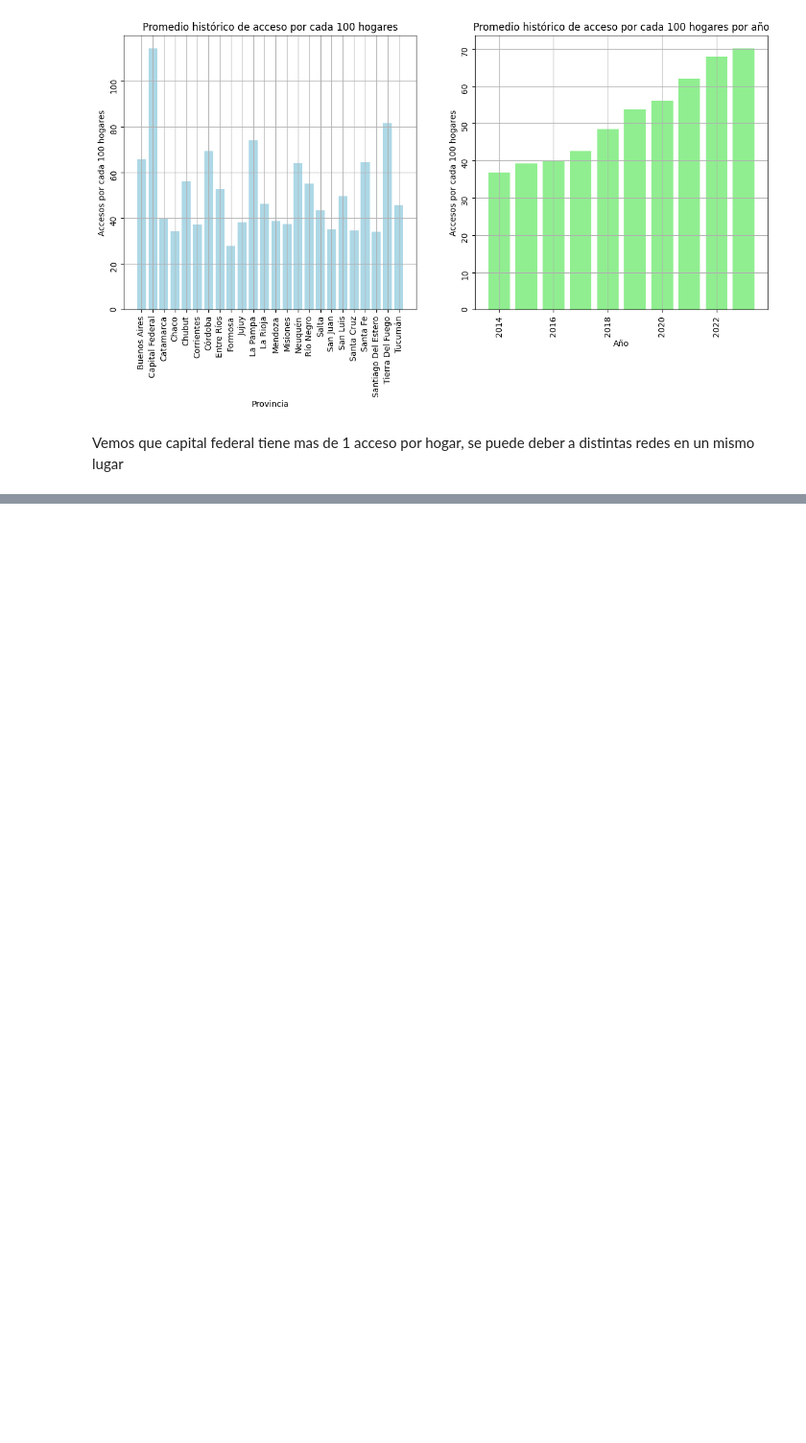
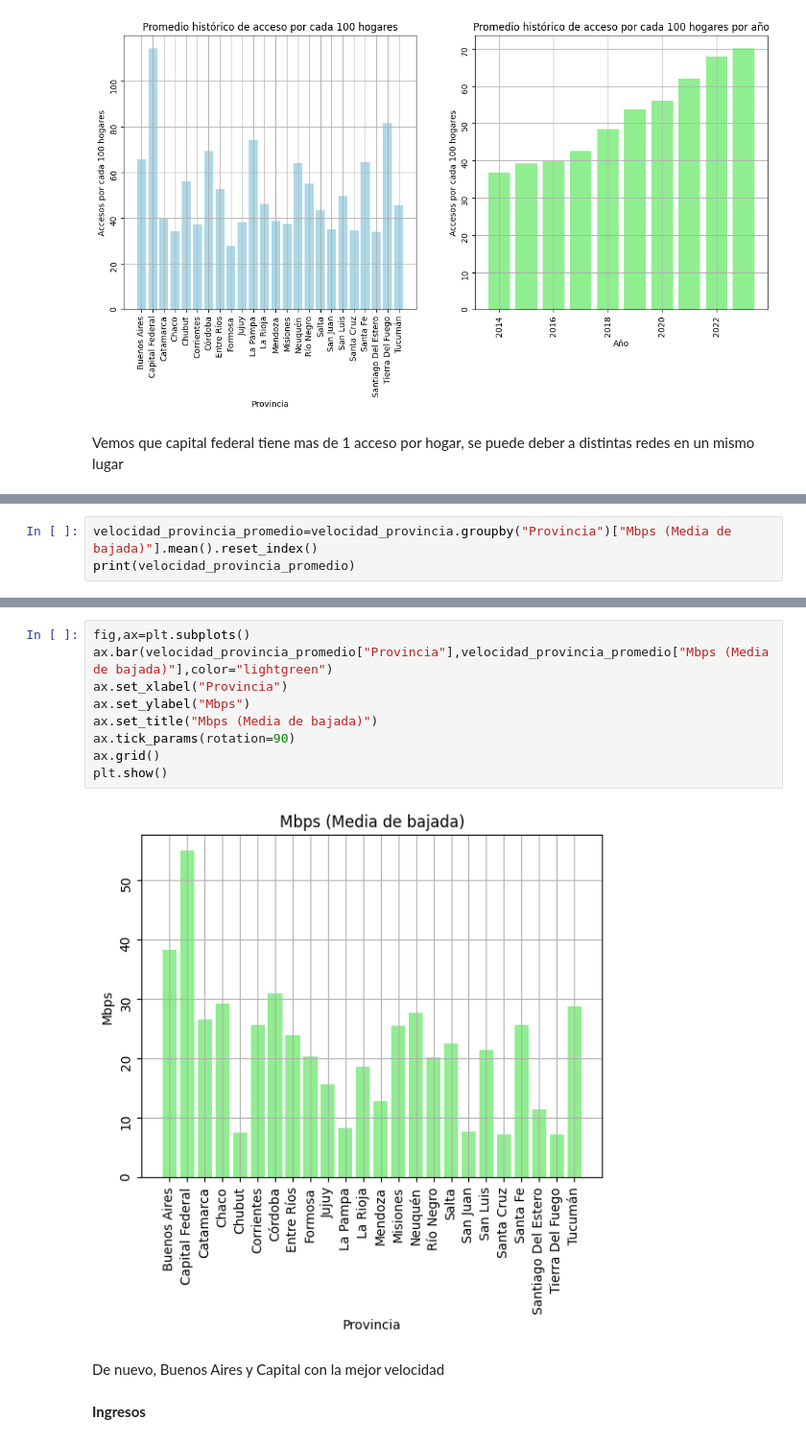
Before and after one commit to FSanchezB/Analisis-de-data-internet-en-Argentina, a Jupyter notebook: Notebooks/EDA.ipynb, the cells around one changed output, grey strips where cells are left out. Shown at 96% size. Drawn from its saved outputs; the diff is of its cells as text; blank space fills up the shorter version.

```diff
--- a/Notebooks/EDA.ipynb
+++ b/Notebooks/EDA.ipynb
@@ -231,0 +338,3 @@ Vemos que capital federal tiene mas de 1 acceso por hogar, se puede deber a dist
+# %%
+velocidad_provincia_promedio=velocidad_provincia.groupby("Provincia")["Mbps (Media de bajada)"].mean().reset_index()
+print(velocidad_provincia_promedio)
@@ -231,0 +359,15 @@ Vemos que capital federal tiene mas de 1 acceso por hogar, se puede deber a dist
+# %%
+fig,ax=plt.subplots()
+ax.bar(velocidad_provincia_promedio["Provincia"],velocidad_provincia_promedio["Mbps (Media de bajada)"],color="lightgreen")
+ax.set_xlabel("Provincia")
+ax.set_ylabel("Mbps")
+ax.set_title("Mbps (Media de bajada)")
+ax.tick_params(rotation=90)
+ax.grid()
+plt.show()
+# %% [output]
+[figure, added]
+# %% [markdown]
+De nuevo, Buenos Aires y Capital con la mejor velocidad
+# %% [markdown]
+**Ingresos**
```
Also changed, not shown: parts of 18 cells of this notebook.
